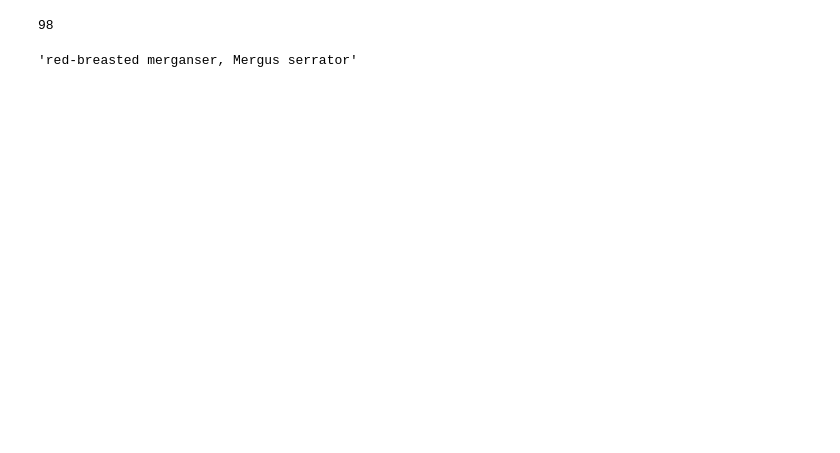
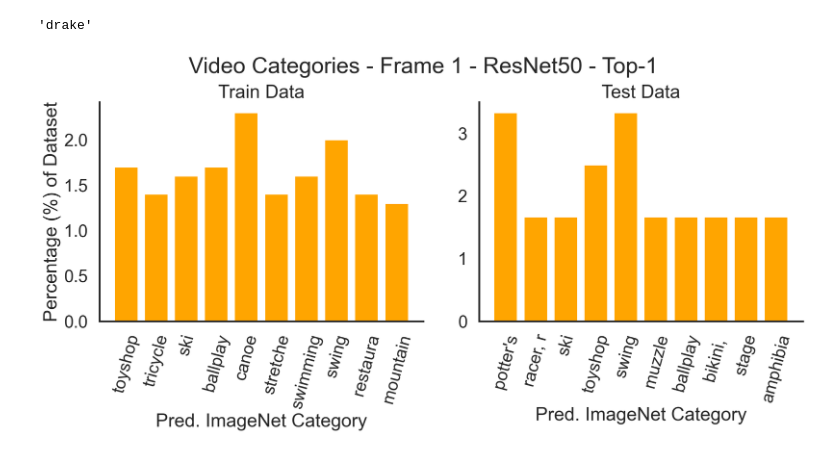
Before and after one commit to RobertTLange/algonauts-2021, a Jupyter notebook: notebooks/video_labels.ipynb, the cells around one changed output. Drawn from its saved outputs; the diff is of its cells as text; code cells hidden in the pictures; blank space fills up the shorter version.

Commit message:
Video labels + new configs

```diff
--- a/notebooks/video_labels.ipynb
+++ b/notebooks/video_labels.ipynb
@@ -91,7 +78,6 @@ tensor([[ 98,  97,  99, 137, 148]])
-# %%
-pred[0][0].item()
-# %% [output]
-98
+# %%
+pred_train = pred[:1000, :1]
+pred_test = pred[1000:, :1]
 # %%
 file = open('imagenet_labels.txt', "r")
 import ast
@@ -100,6 +86,44 @@ dictionary = ast.literal_eval(contents)
 
 file.close()
 
-dictionary[98]
+dictionary[97]
 # %% [output]
-'red-breasted merganser, Mergus serrator'
+'drake'
+# %%
+values, counts = np.unique(pred_train, return_counts=True)
+ind = np.argpartition(-counts, kth=10)[:10]
+
+perc_train = counts[ind]/10
+labels_train = [dictionary[i][:8] for i in values[ind]]
+
+values, counts = np.unique(pred_test, return_counts=True)
+ind = np.argpartition(-counts, kth=10)[:10]
+
+perc_test = counts[ind]/1.2
+labels_test = [dictionary[i][:8] for i in values[ind]]
+# %%
+from mle_toolbox import visualize
+fig, axs = plt.subplots(1, 2, figsize=(15, 8))
+fig.subplots_adjust(top=0.99)
+
+axs[0].bar(np.arange(10), perc_train, color="orange")
+axs[0].set_xticks(np.arange(10))
+axs[0].set_xticklabels(labels_train, rotation=75)
+
+axs[1].bar(np.arange(10), perc_test, color="orange")
+axs[1].set_xticks(np.arange(10))
+axs[1].set_xticklabels(labels_test, rotation=75)
+
+for i in range(2):
+    axs[i].spines['top'].set_visible(False)
+    axs[i].spines['right'].set_visible(False)
+    axs[i].set_xlabel("Pred. ImageNet Category")
+axs[0].set_ylabel("Percentage (%) of Dataset")
+axs[0].set_title("Train Data")
+axs[1].set_title("Test Data")
+
+fig.suptitle("Video Categories - Frame 1 - ResNet50 - Top-1", y=0.92)
+
+fig.tight_layout()
+# %% [output]
+[figure, added]
```
Also changed, not shown: parts of 2 cells of this notebook, 29 other files.
